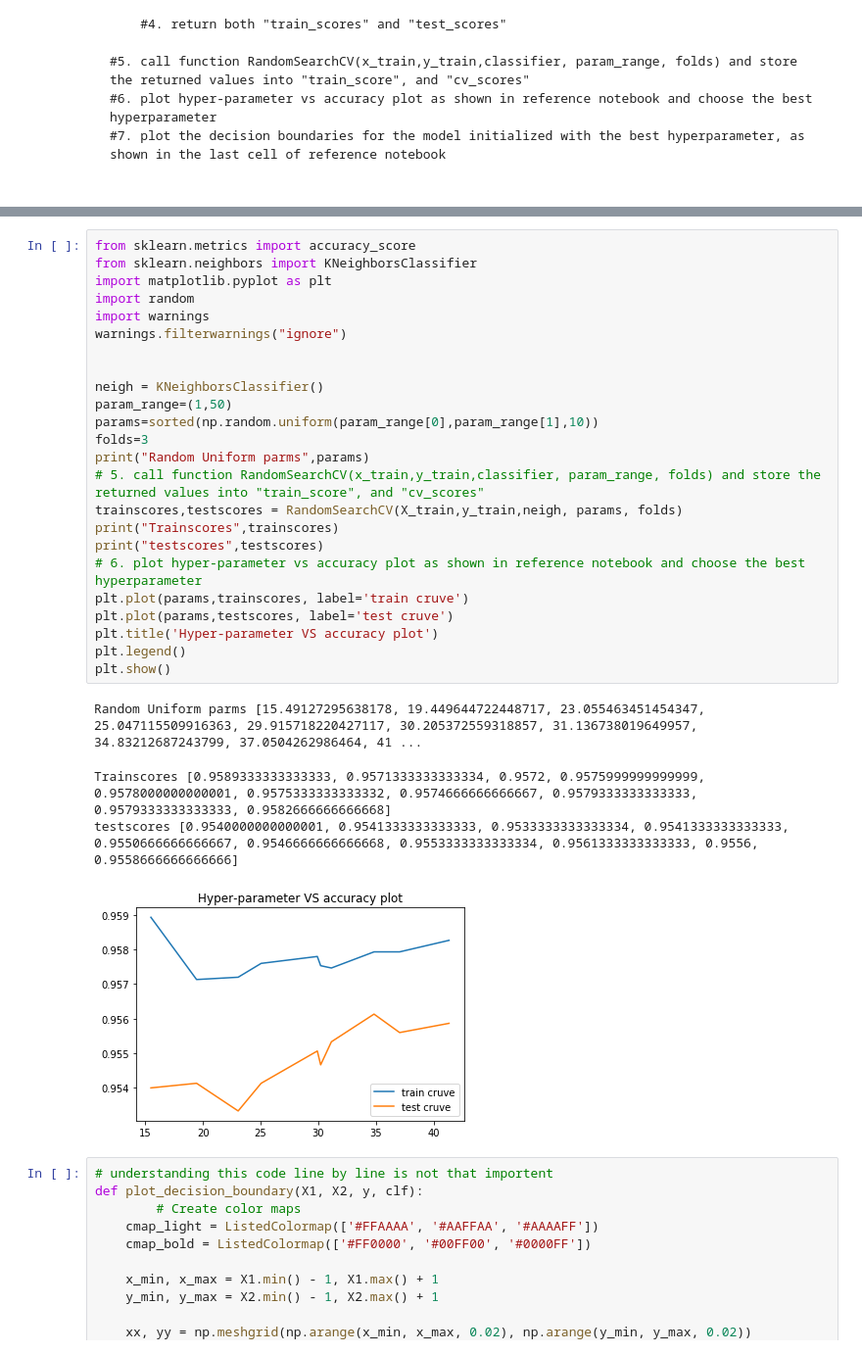
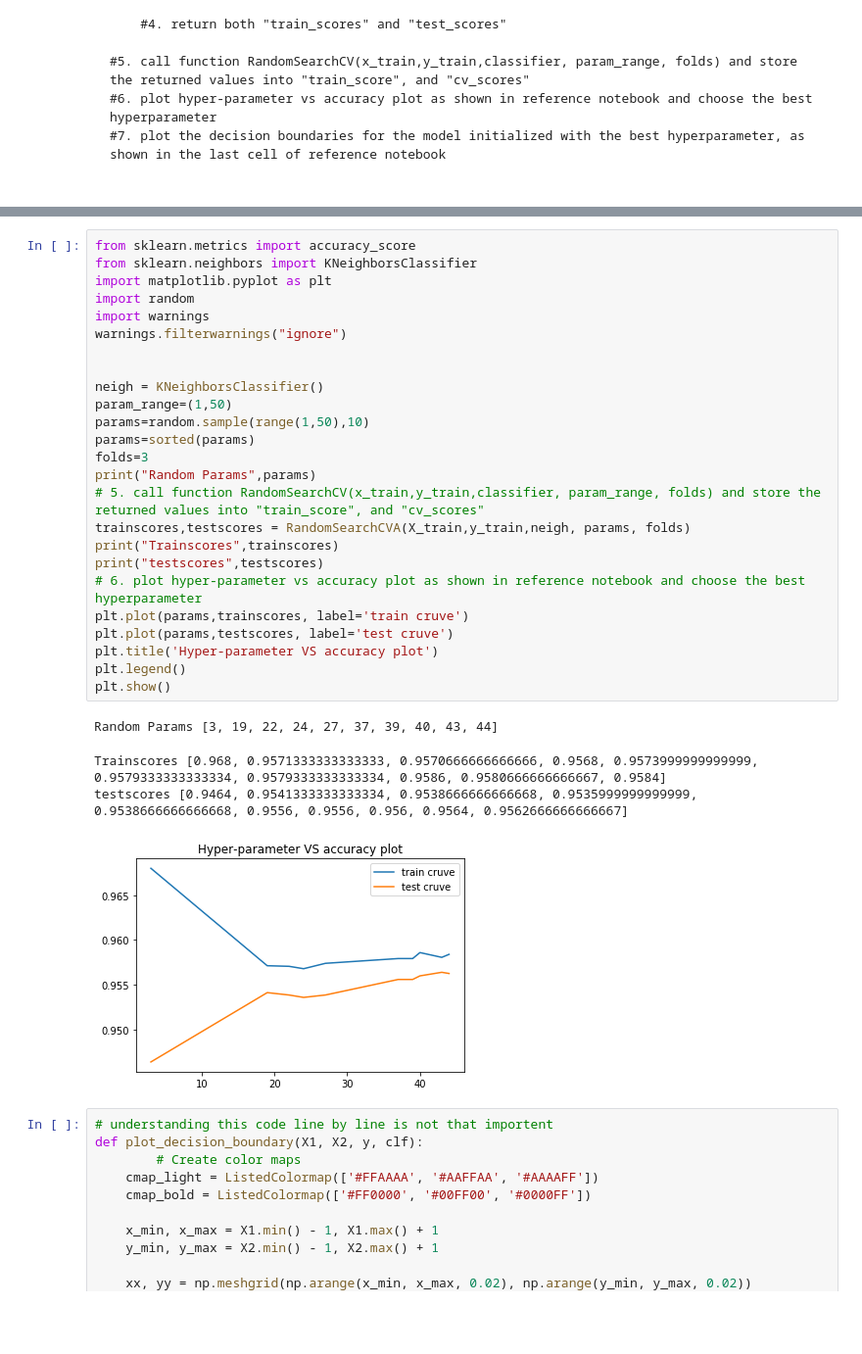
Before and after one commit to anoopaiml/AppliedAI, a Jupyter notebook: Assignment_4_Instructions.ipynb, the cells around one changed output, grey strips where cells are left out. Shown: that part at 98% size. Cells and saved outputs as stored; diff of their text form; blank space fills up the shorter version.

```diff
--- a/Assignment_4_Instructions.ipynb
+++ b/Assignment_4_Instructions.ipynb
@@ -159,32 +112,33 @@ def RandomSearchCV(x_train,y_train,classifier, params, folds):
 # %%
 from sklearn.metrics import accuracy_score
 from sklearn.neighbors import KNeighborsClassifier
 import matplotlib.pyplot as plt
 import random
 import warnings
 warnings.filterwarnings("ignore")
 
 
 neigh = KNeighborsClassifier()
 param_range=(1,50)
-params=sorted(np.random.uniform(param_range[0],param_range[1],10))
+params=random.sample(range(1,50),10)
+params=sorted(params)
 folds=3
-print("Random Uniform parms",params)
+print("Random Params",params)
 # 5. call function RandomSearchCV(x_train,y_train,classifier, param_range, folds) and store the returned values into "train_score", and "cv_scores"
-trainscores,testscores = RandomSearchCV(X_train,y_train,neigh, params, folds)
+trainscores,testscores = RandomSearchCVA(X_train,y_train,neigh, params, folds)
 print("Trainscores",trainscores)
 print("testscores",testscores)
 # 6. plot hyper-parameter vs accuracy plot as shown in reference notebook and choose the best hyperparameter
 plt.plot(params,trainscores, label='train cruve')
 plt.plot(params,testscores, label='test cruve')
 plt.title('Hyper-parameter VS accuracy plot')
 plt.legend()
 plt.show()
 # %% [output]
-Random Uniform parms [15.49127295638178, 19.449644722448717, 23.055463451454347, 25.047115509916363, 29.915718220427117, 30.205372559318857, 31.136738019649957, 34.83212687243799, 37.0504262986464, 41 ...
+Random Params [3, 19, 22, 24, 27, 37, 39, 40, 43, 44]
-Trainscores [0.9589333333333333, 0.9571333333333334, 0.9572, 0.9575999999999999, 0.9578000000000001, 0.9575333333333332, 0.9574666666666667, 0.9579333333333333, 0.9579333333333333, 0.9582666666666668]
-testscores [0.9540000000000001, 0.9541333333333333, 0.9533333333333334, 0.9541333333333333, 0.9550666666666667, 0.9546666666666668, 0.9553333333333334, 0.9561333333333333, 0.9556, 0.9558666666666666]
+Trainscores [0.968, 0.9571333333333333, 0.9570666666666666, 0.9568, 0.9573999999999999, 0.9579333333333334, 0.9579333333333334, 0.9586, 0.9580666666666667, 0.9584]
+testscores [0.9464, 0.9541333333333334, 0.9538666666666668, 0.9535999999999999, 0.9538666666666668, 0.9556, 0.9556, 0.956, 0.9564, 0.9562666666666667]
-[figure, old version]
+[figure, new version]
 # %%
 # understanding this code line by line is not that importent
 def plot_decision_boundary(X1, X2, y, clf):
```
Also changed, not shown: parts of 1 cell of this notebook.
